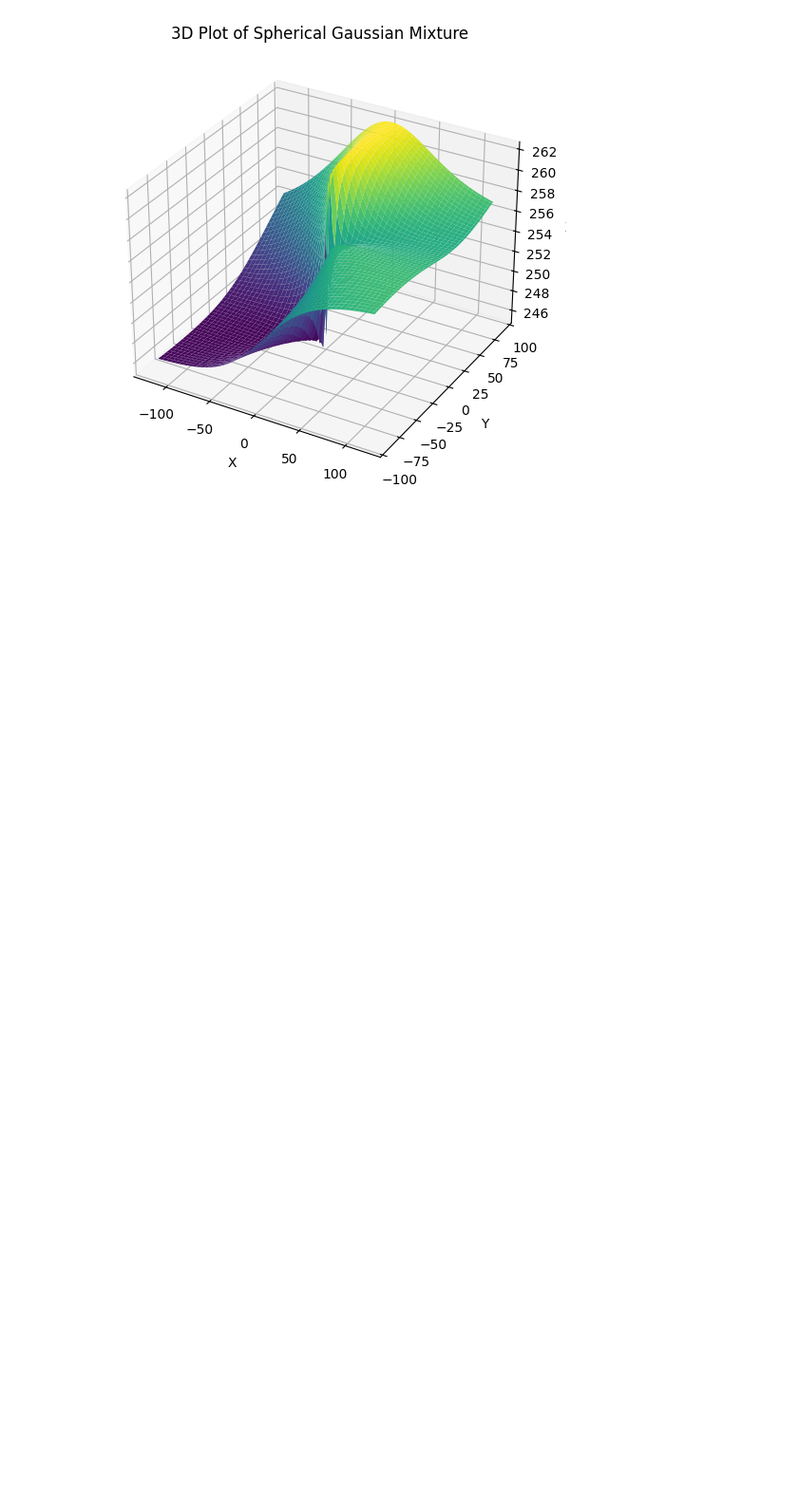
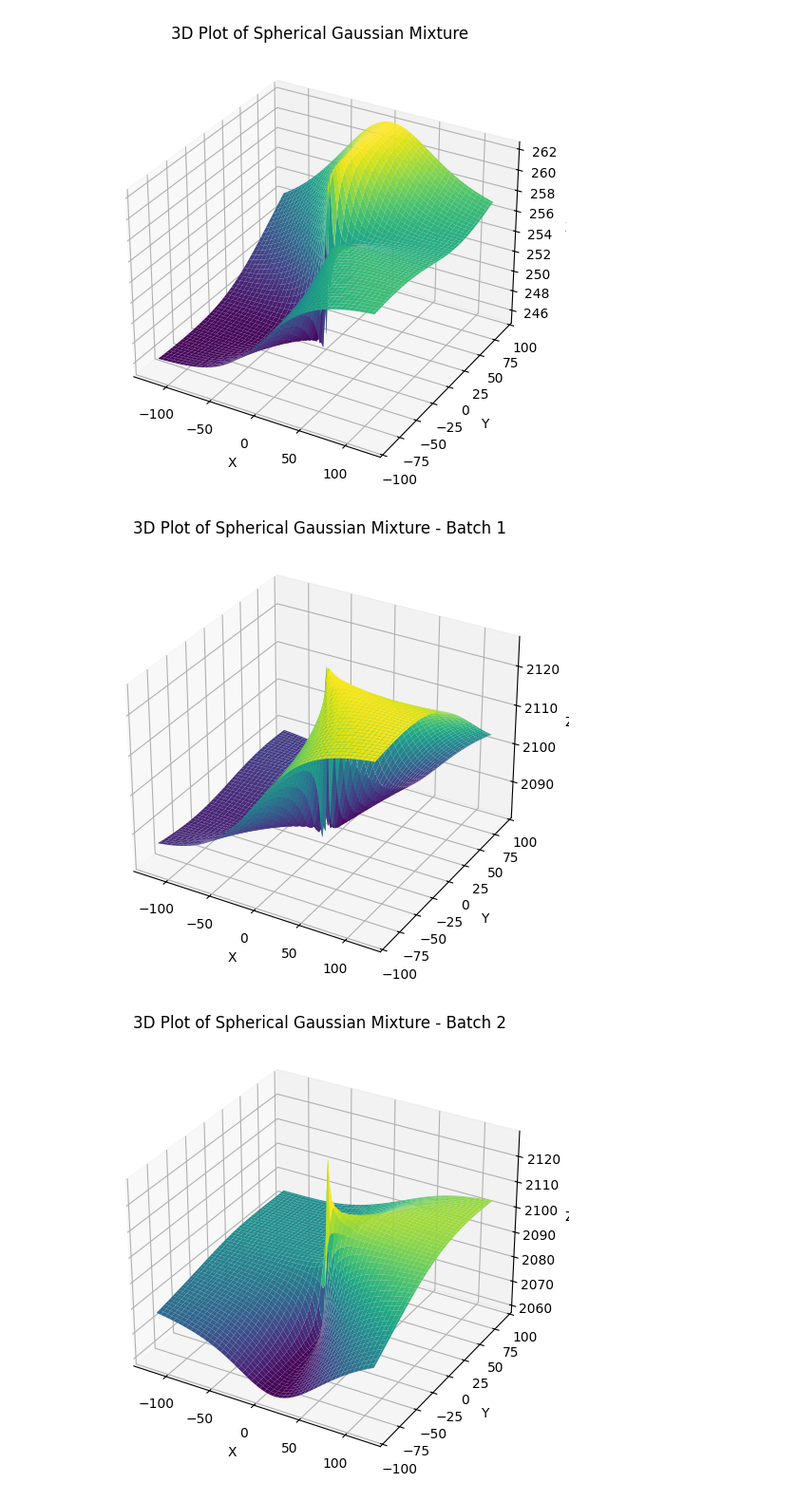
Before and after one commit to gongguhit/gazingev, a Jupyter notebook: pm/spherical_gaussian_mixture.ipynb, the cells around one changed output. Shown at 95% size. Saved outputs shown, nothing was run; the diff lists cells and outputs as text; code cells hidden in the pictures; blank space fills up the shorter version.

```diff
--- a/pm/spherical_gaussian_mixture.ipynb
+++ b/pm/spherical_gaussian_mixture.ipynb
@@ -192,3 +196,66 @@ ax.set_zlabel('Z')
 plt.show()
 # %% [output]
 [figure]
+# %%
+import numpy as np
+import matplotlib.pyplot as plt
+from mpl_toolkits.mplot3d import Axes3D
+
+def spherical_gaussian(ν, a, λ, p):
+    ν = ν / np.linalg.norm(ν)
+    return a * np.exp(λ * (np.dot(ν, p) - 1))
+
+def process_batch(point_cloud, batch_size=1000):
+    # Parameters for the spherical Gaussian mixture
+    a = np.random.uniform(0.5, 1.5, len(point_cloud))
+    λ = np.random.uniform(1.0, 3.0, len(point_cloud))
+    p = np.random.randn(len(point_cloud), 3)
+    p = np.array([v / np.linalg.norm(v) for v in p])
+
+    # Generate a grid of points for visualization
+    x_range = np.linspace(-120, 120, 100)
+    y_range = np.linspace(-90, 90, 100)
+    X, Y = np.meshgrid(x_range, y_range)
+    Z = np.zeros_like(X)
+
+    # Compute Gaussian mixture values over the grid
+    for i in range(len(point_cloud)):
+        for j in range(X.shape[0]):
+            for k in range(X.shape[1]):
+                ν = np.array([X[j, k], Y[j, k], 1])
+                ν = ν / np.linalg.norm(ν)
+                Z[j, k] += spherical_gaussian(ν, a[i], λ[i], p[i])
+
+    return X, Y, Z
+
+def visualize_batch(X, Y, Z, batch_num):
+    fig = plt.figure(figsize=(10, 6))
+    ax = fig.add_subplot(111, projection='3d')
+    ax.plot_surface(X, Y, Z, cmap='viridis')
+    ax.set_title(f'3D Plot of Spherical Gaussian Mixture - Batch {batch_num}')
+    ax.set_xlabel('X')
+    ax.set_ylabel('Y')
+    ax.set_zlabel('Z')
+    plt.show()
+
+# Main program
+def main(x_, y_, ts_, batch_size=1000):
+    total_points = len(x_)
+    num_batches = total_points // batch_size
+
+    for i in range(num_batches):
+        start_idx = i * batch_size
+        end_idx = (i + 1) * batch_size
+
+        x = x_[start_idx:end_idx]
+        y = y_[start_idx:end_idx]
+        z = ts_[start_idx:end_idx]
+        point_cloud = np.array(list(zip(x, y, z)))
+
+        X, Y, Z = process_batch(point_cloud, batch_size)
+        visualize_batch(X, Y, Z, i+1)
+
+main(x_, y_, ts_, batch_size=8000)
+# %% [output]
+[figure, added]
+[figure, added]
```
Also changed, not shown: parts of 7 cells of this notebook, 4 other files.
